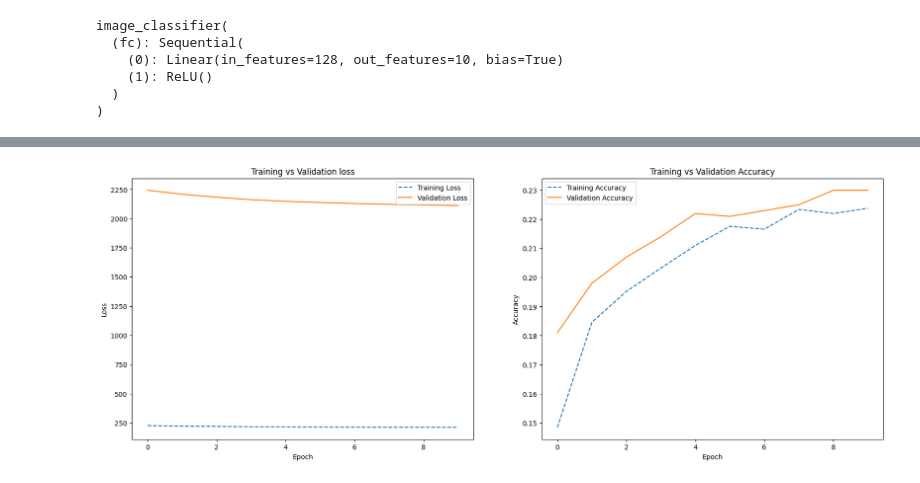
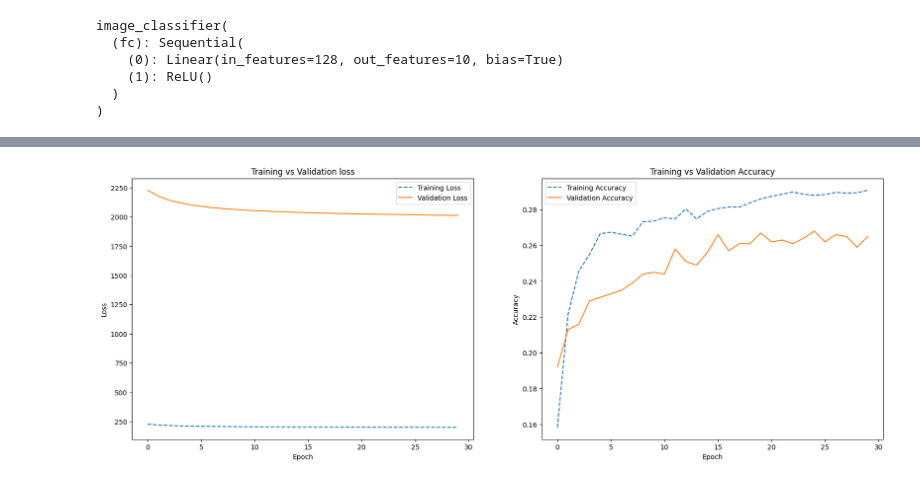
Before and after one commit to debonil/dlops-23, a Jupyter notebook: M21AIE225_DLOps_Assignment_1/M21AIE225_DLOps_Assignment_1.ipynb, the cells around one changed output, grey strips where cells are left out. Saved outputs shown, nothing was run; the diff lists cells and outputs as text; code cells hidden in the pictures.

```diff
--- a/M21AIE225_DLOps_Assignment_1/M21AIE225_DLOps_Assignment_1.ipynb
+++ b/M21AIE225_DLOps_Assignment_1/M21AIE225_DLOps_Assignment_1.ipynb
@@ -318,6 +312,6 @@ image_classifier(
 criterion_clf = nn.CrossEntropyLoss()
 optimizer_clf =  torch.optim.Adam(image_clf.parameters(), lr=0.001)
 # %%
-loss_list = model_training(image_clf,criterion_clf,optimizer_clf,trainloader,testloader,num_epochs=10)
+loss_list = model_training(image_clf,criterion_clf,optimizer_clf,trainloader,testloader,num_epochs=30)
 plot_training_graphs(loss_list)
 # %% [output]
@@ -334,4 +335,4 @@ Epoch: 10       Training Loss: 211.561282,      Test Loss: 2110.661030,
-[figure, old version]
+[figure, new version]
 # %%
 test_images, test_labels = next(iter(testloader))
 test_output = image_clf(test_images.view(-1, 96*96))
```
Also changed, not shown: parts of 7 cells of this notebook.
